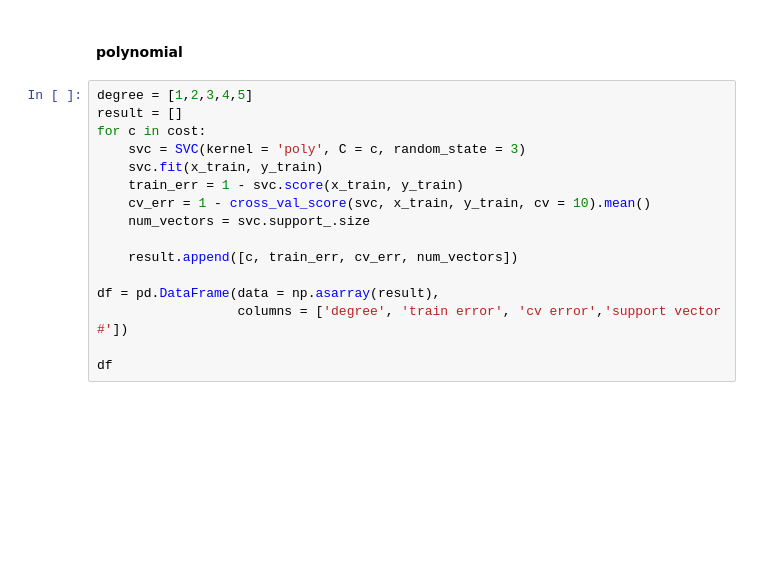
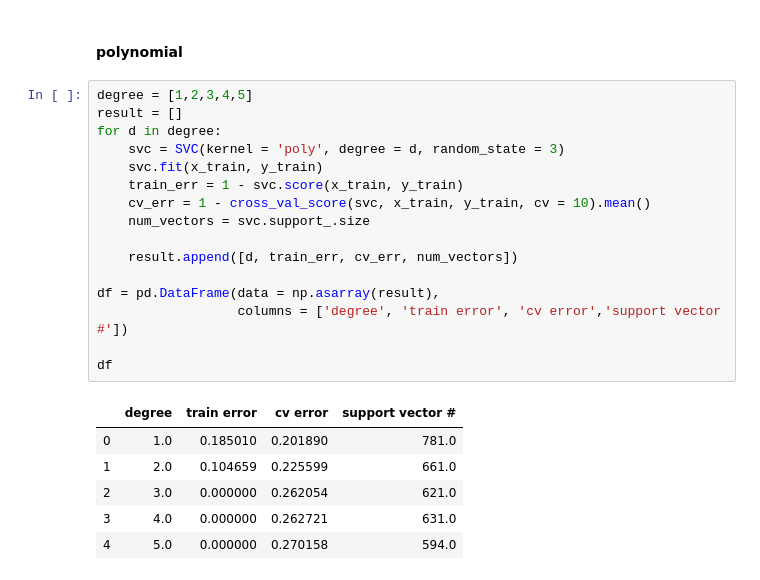
Before and after one commit to anuraag94/problem-set-6, a Jupyter notebook: Kwon_Yoojin_HW6.ipynb, the cells around one changed output. Drawn from its saved outputs; the diff is of its cells as text; blank space fills up the shorter version.

```diff
--- a/Kwon_Yoojin_HW6.ipynb
+++ b/Kwon_Yoojin_HW6.ipynb
@@ -464,19 +496,26 @@ clf.best_params_
 # %%
 degree = [1,2,3,4,5]
 result = []
-for c in cost:
-    svc = SVC(kernel = 'poly', C = c, random_state = 3)
+for d in degree:
+    svc = SVC(kernel = 'poly', degree = d, random_state = 3)
     svc.fit(x_train, y_train)
     train_err = 1 - svc.score(x_train, y_train)
     cv_err = 1 - cross_val_score(svc, x_train, y_train, cv = 10).mean()
     num_vectors = svc.support_.size
 
-    result.append([c, train_err, cv_err, num_vectors])
+    result.append([d, train_err, cv_err, num_vectors])
 
 df = pd.DataFrame(data = np.asarray(result),
                   columns = ['degree', 'train error', 'cv error','support vector #'])
 
 df
+# %% [output]
+|  | degree | train error | cv error | support vector # |
+| 0 | 1.0 | 0.185010 | 0.201890 | 781.0 |
+| 1 | 2.0 | 0.104659 | 0.225599 | 661.0 |
+| 2 | 3.0 | 0.000000 | 0.262054 | 621.0 |
+| 3 | 4.0 | 0.000000 | 0.262721 | 631.0 |
+| 4 | 5.0 | 0.000000 | 0.270158 | 594.0 |
 # %%
 cost = [0.00001, 0.0001, 0.001, 0.01, 0.1, 1, 5]
 result = []
```
Also changed, not shown: parts of 37 cells of this notebook.
